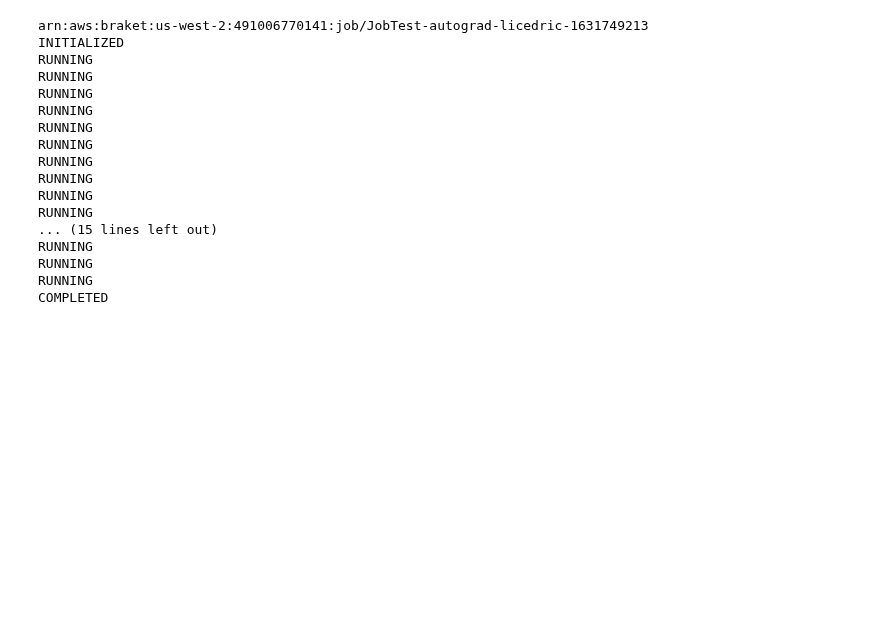
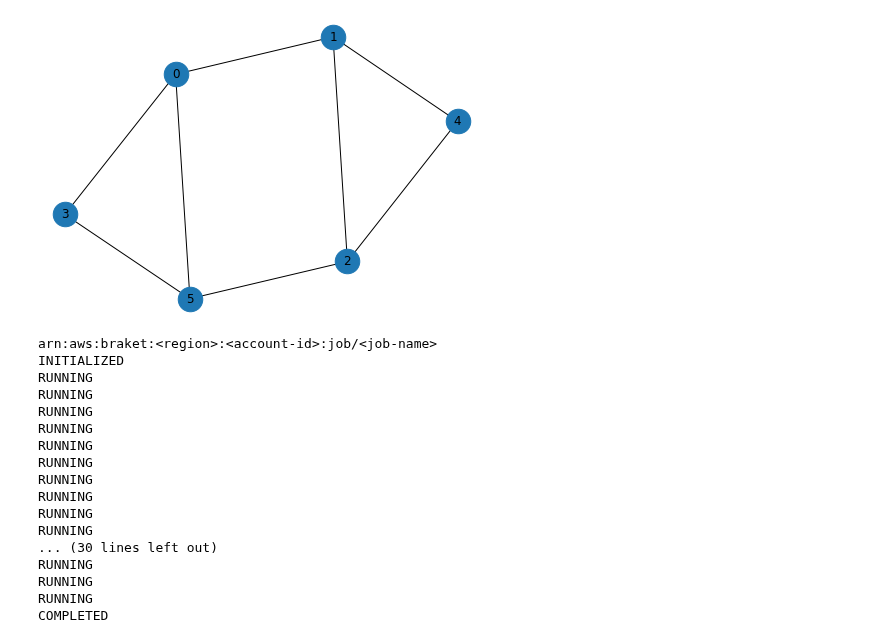
Before and after one commit to amazon-braket/amazon-braket-sdk-python, a Jupyter notebook: examples/jobs/create_qaoa_job.ipynb, the cells around one changed output. Drawn from its saved outputs; the diff is of its cells as text; code cells hidden in the pictures; blank space fills up the shorter version.

```diff
--- a/examples/jobs/create_qaoa_job.ipynb
+++ b/examples/jobs/create_qaoa_job.ipynb
@@ -15,2 +18,16 @@ from braket.jobs.config import (
 from braket.jobs.metrics_data.definitions import MetricType
+# %%
+# We generate a random graph with num_nodes nodes and num_edges edges to run Max Cut on.
+# num_nodes is the number of qubits, so each circuit will have runtime exponential in num_nodes
+num_nodes = 6
+num_edges = 8
+seed = 1967
+
+graph = nx.gnm_random_graph(num_nodes, num_edges, seed=seed)
+
+# Draw the graph
+positions = nx.spring_layout(graph, seed=seed)
+nx.draw(graph, with_labels=True, pos=positions, node_size=600)
+# %% [output]
+[figure, added]
 # %%
@@ -105,8 +94,8 @@ elif interface == 'torch':
 start_time = time.time()
 
 job = AwsQuantumJob.create(
-    # Note 63-character limit in job name
-    job_name="JobTest-"+interface+"-"+alias+"-"+str(int(time.time())),
+    # Any unique name works. Note 63-character limit in job name
+    job_name="JobTest-"+interface+"-"+str(int(time.time())),
     image_uri=image_uri,
     # Relative to the current location
     entry_point="source_dir.qaoa_entry_point:start_here",
@@ -115,6 +104,14 @@ job = AwsQuantumJob.create(
     copy_checkpoints_from_job=copy_checkpoints_from_job,
     # general parameters
     hyperparameters=hyperparameters,
+    input_data_config=[InputDataConfig(
+        channelName="input-graph",
+        dataSource=DataSource(
+            s3DataSource=S3DataSource(
+                s3Uri=setup_input_stream(),
+            ),
+        ),
+    )],
     # Uncomment the following to make this create() call wait for job completion
     # If so, the CloudWatch logs will be printed to the console as well
     # wait_until_complete=True,
@@ -122,7 +119,8 @@ job = AwsQuantumJob.create(
 )
 
 print(job.arn)
-# Poll the job state asynchronously
+# Poll the job state asynchronously;
+# not necessary if wait_until_complete was set to True
 while job.state() not in AwsQuantumJob.TERMINAL_STATES:
     print(job.state())
     time.sleep(10)
@@ -130,7 +128,7 @@ while job.state() not in AwsQuantumJob.TERMINAL_STATES:
 end_time = time.time()
 print(job.state())
 # %% [output]
-arn:aws:braket:us-west-2:491006770141:job/JobTest-autograd-licedric-1631749213
+arn:aws:braket:<region>:<account-id>:job/<job-name>
 INITIALIZED
 RUNNING
 RUNNING
@@ -142,7 +140,7 @@ RUNNING
 RUNNING
 RUNNING
 RUNNING
-... (15 lines left out)
+... (30 lines left out)
 RUNNING
 RUNNING
 RUNNING
```
Also changed, not shown: parts of 9 cells of this notebook, 2 other files.
